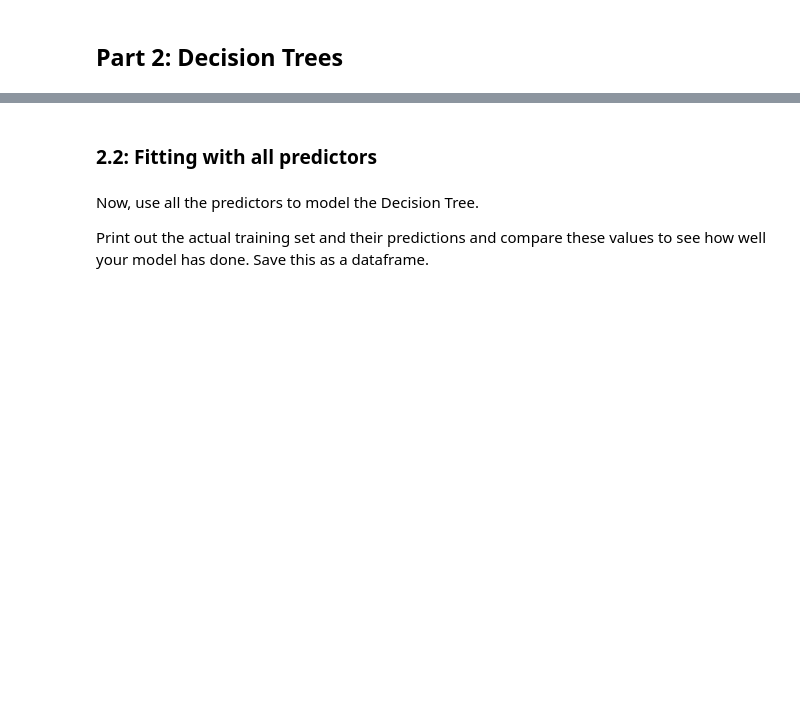
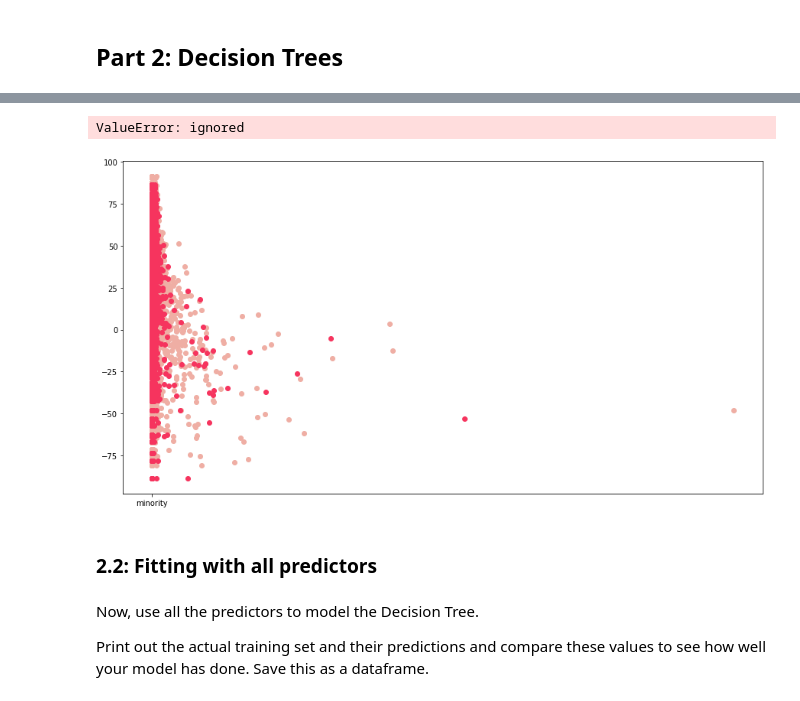
Before and after one commit to pramendra/univ-ml2-lab1, a Jupyter notebook: distribute_lab1.ipynb, the cells around one changed output, grey strips where cells are left out. Drawn from its saved outputs; the diff is of its cells as text; code cells hidden in the pictures; blank space fills up the shorter version.

```diff
--- a/distribute_lab1.ipynb
+++ b/distribute_lab1.ipynb
@@ -70,3 +160,30 @@ Feel free to play around with sklearns DecisionTreeRegressor functions parameter
+# %%
+### edTest(test_depth) ###
+#Decision tree model with varying max_depth
+from sklearn.metrics import mean_squared_error
+
+plt.figure(figsize=(15,8))
+#Plot xtrain vs ytrain and xtest vs ytest
+plt.plot(X_train,y_train,'o',color='#EFAEA4', markersize=6, label="Train Data")
+plt.plot(X_test,y_test,'o',color='#F6345E', markersize=6, label="Test Data")
+# x_train = x_train.reshape(-1,1)
+# x_test = x_test.reshape(-1,1)
+X_train_min = X_train[['minority']]
+
+train_mse=[]
+test_mse=[]
+depths=[1,2]
+for i in depths:
+    dtsin = DecisionTreeRegressor(max_depth=i)
+    dtsin.fit(X_train_min, y_train)
+    sort_x_train, sort_y_predtrain = zip(*sorted(zip(X_train_min, dtsin.predict(X_train_min))))
+    plt.plot(sort_x_train, sort_y_predtrain, label=i)
+    train_mse.append(mean_squared_error(y_train,dtsin.predict(X_train_min)))
+    test_mse.append(mean_squared_error(y_test,dtsin.predict(X_test)))
+plt.legend();
+# %% [output]
+ValueError: ignored
+[figure, added]
 # %% [markdown]
 ### 2.2: Fitting with all predictors
 # %% [markdown]
```
Also changed, not shown: parts of 16 cells of this notebook.
